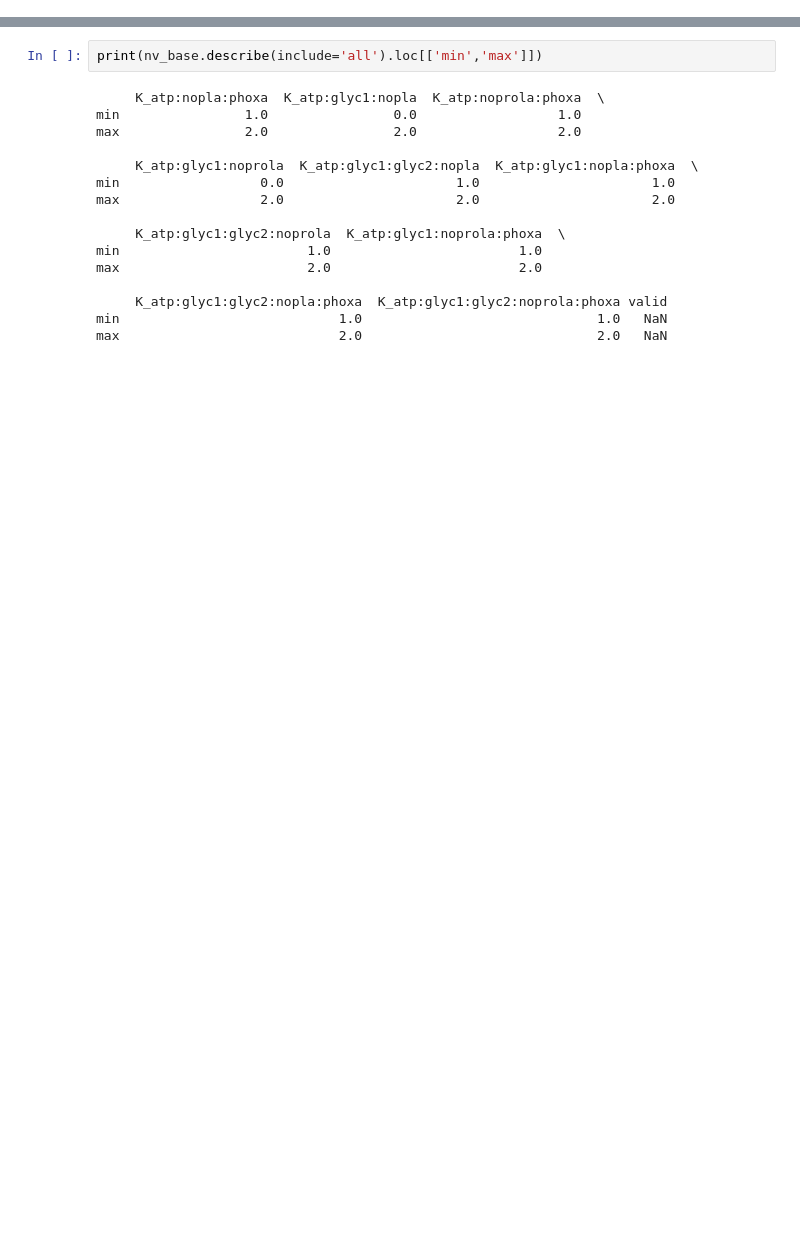
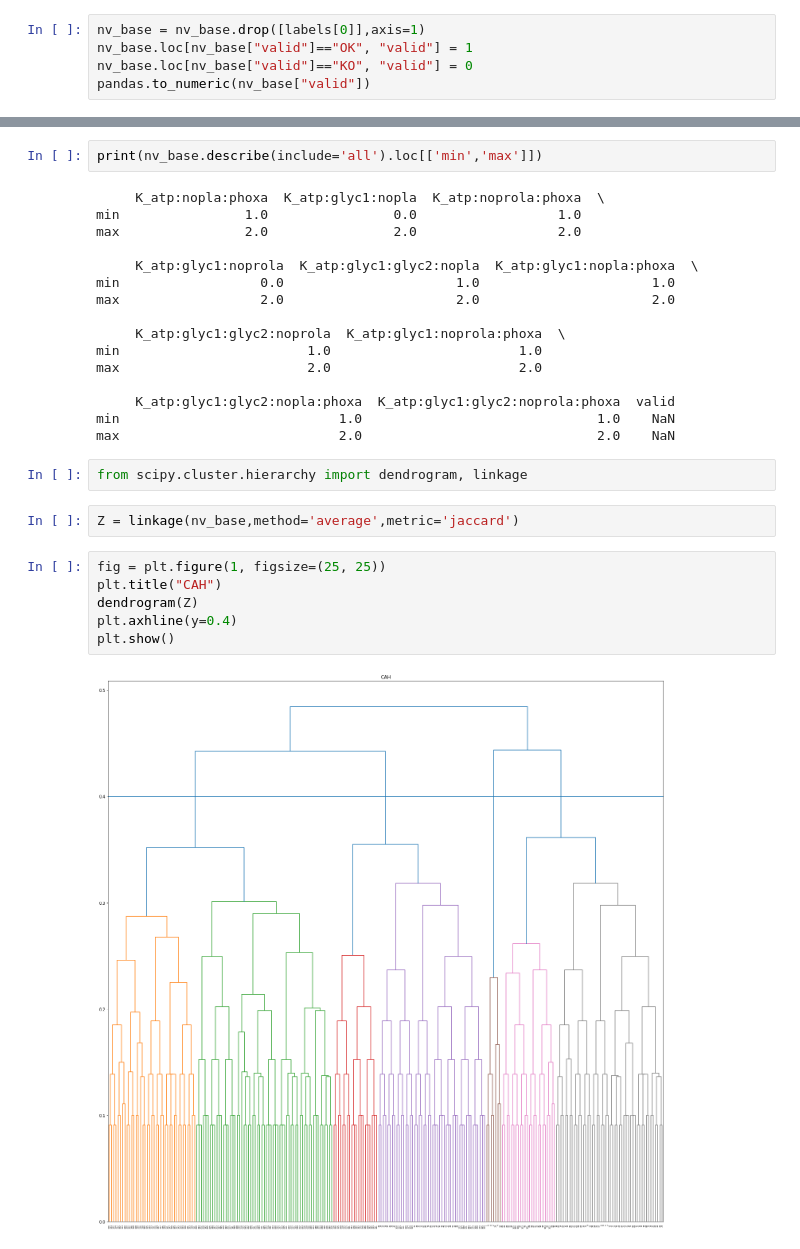
Before and after one commit to trsjulie/Projet_BioInfo, a Jupyter notebook: Bio_cont_3.ipynb, the cells around one changed output, grey strips where cells are left out. Cells and saved outputs as stored; diff of their text form; blank space fills up the shorter version.

```diff
--- a/Bio_cont_3.ipynb
+++ b/Bio_cont_3.ipynb
@@ -99,0 +95,5 @@ nv_base = nv_base.drop([labels[0]],axis=1)
+# %%
+nv_base = nv_base.drop([labels[0]],axis=1)
+nv_base.loc[nv_base["valid"]=="OK", "valid"] = 1
+nv_base.loc[nv_base["valid"]=="KO", "valid"] = 0
+pandas.to_numeric(nv_base["valid"])
@@ -117,0 +131,12 @@ max                            2.0                              2.0   NaN
+# %%
+from scipy.cluster.hierarchy import dendrogram, linkage
+# %%
+Z = linkage(nv_base,method='average',metric='jaccard')
+# %%
+fig = plt.figure(1, figsize=(25, 25))
+plt.title("CAH")
+dendrogram(Z)
+plt.axhline(y=0.4)
+plt.show()
+# %% [output]
+[figure, added]
```
Also changed, not shown: parts of 11 cells of this notebook, 2 other files.
